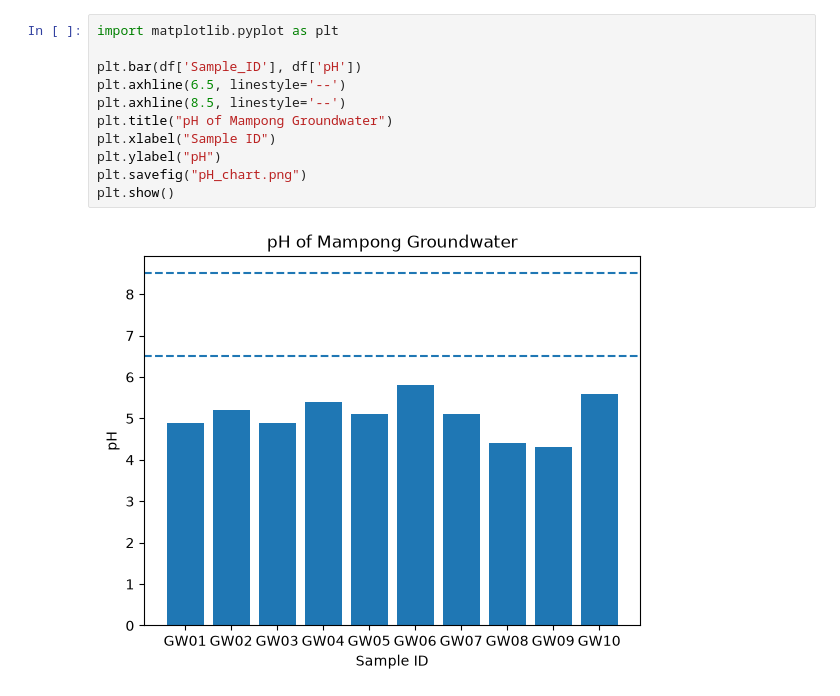
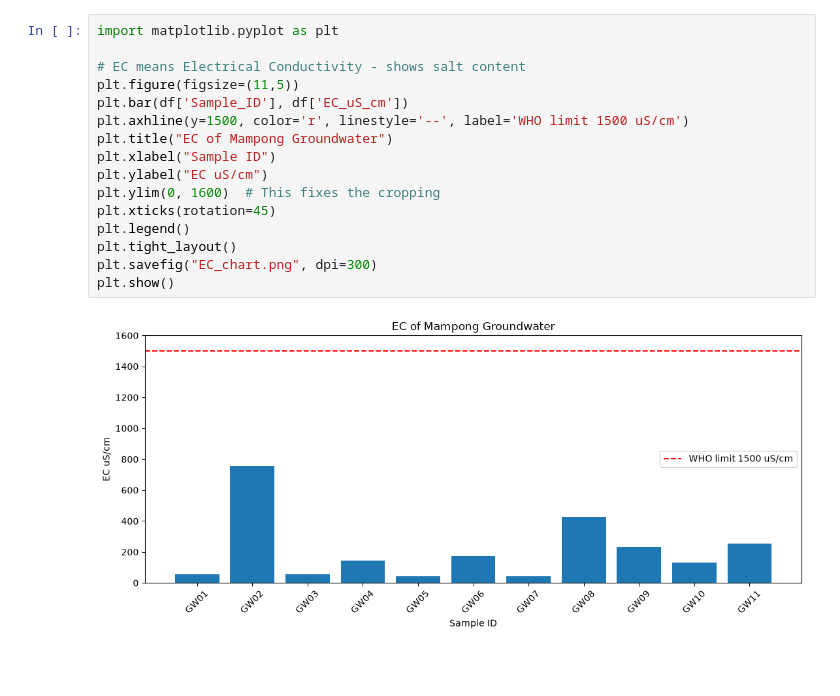
Before and after one commit to opokuwaren95-png/Mampong-Hydrogeochemical-Assessment, a Jupyter notebook: Mampong_Groundwater_Analysis.ipynb, the cells around one changed output. Cells and saved outputs as stored; diff of their text form; blank space fills up the shorter version.

Commit message:
Python codes for all charts - final 11 samples
Complete groundwater analysis for 11 boreholes in Mampong. Includes pH, EC, TDS, Turbidity, correlation and WHO compliance check

```diff
--- a/Mampong_Groundwater_Analysis.ipynb
+++ b/Mampong_Groundwater_Analysis.ipynb
@@ -86,13 +137,18 @@ print(df.head())
 # %%
 import matplotlib.pyplot as plt
 
-plt.bar(df['Sample_ID'], df['pH'])
-plt.axhline(6.5, linestyle='--')
-plt.axhline(8.5, linestyle='--')
-plt.title("pH of Mampong Groundwater")
+# EC means Electrical Conductivity - shows salt content
+plt.figure(figsize=(11,5))
+plt.bar(df['Sample_ID'], df['EC_uS_cm'])
+plt.axhline(y=1500, color='r', linestyle='--', label='WHO limit 1500 uS/cm')
+plt.title("EC of Mampong Groundwater")
 plt.xlabel("Sample ID")
-plt.ylabel("pH")
-plt.savefig("pH_chart.png")
+plt.ylabel("EC uS/cm")
+plt.ylim(0, 1600)  # This fixes the cropping
+plt.xticks(rotation=45)
+plt.legend()
+plt.tight_layout()
+plt.savefig("EC_chart.png", dpi=300)
 plt.show()
 # %% [output]
-[figure, old version]
+[figure, new version]
```
Also changed, not shown: parts of 10 cells of this notebook.
